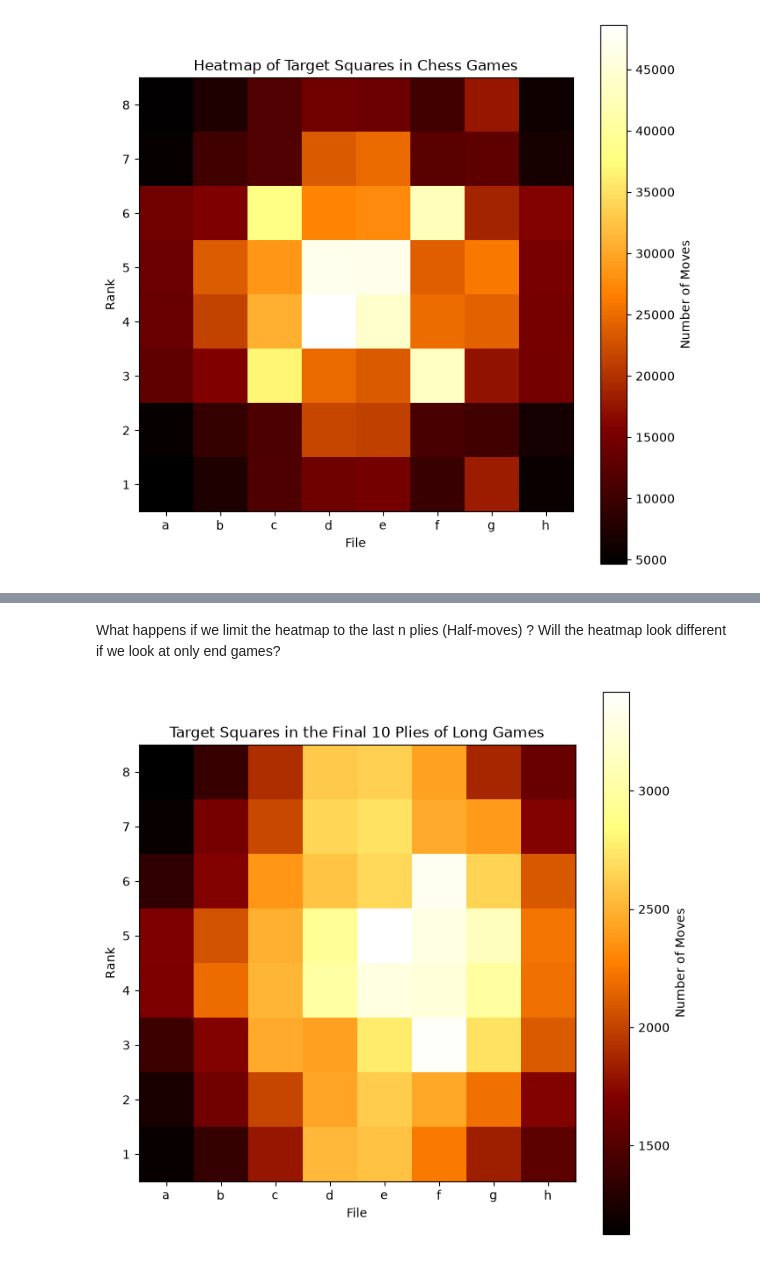
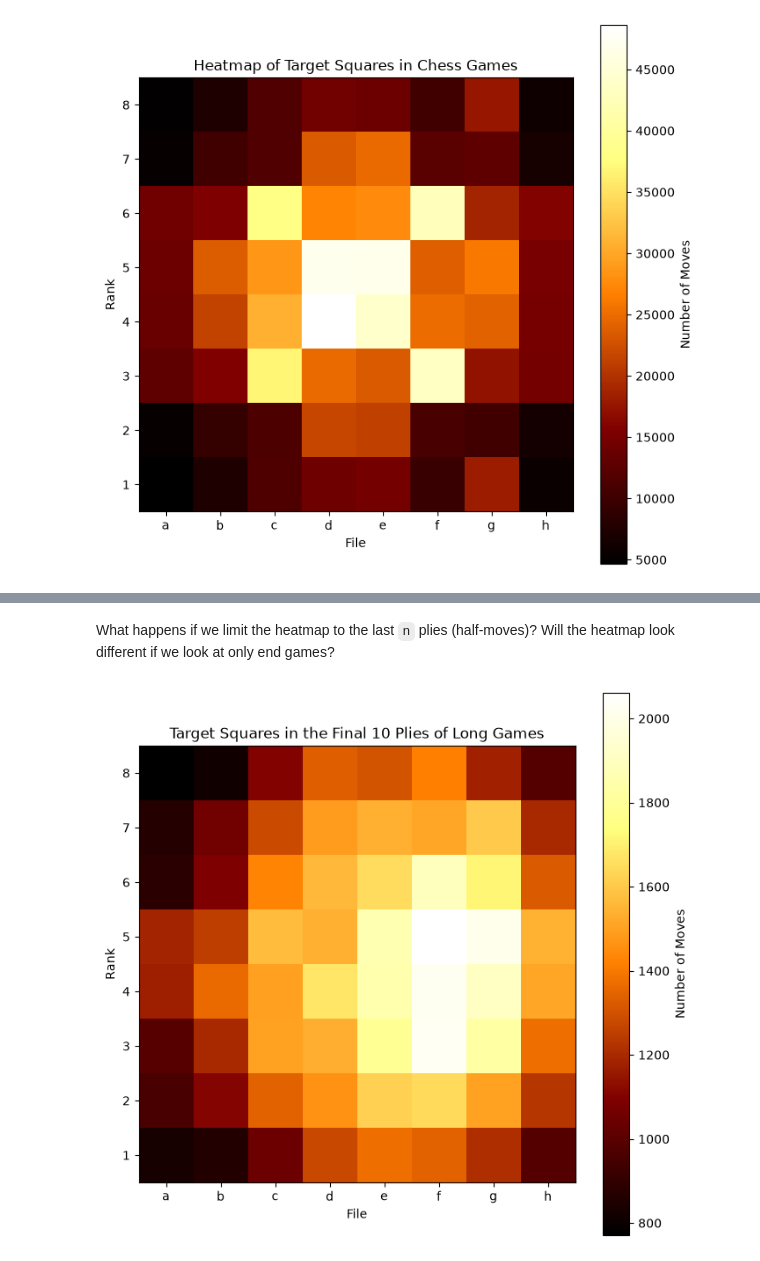
Before and after one commit to OliwierJ/DataSciencePortfolio, a Jupyter notebook: Content/4. Heatmap.ipynb, the cells around one changed output, grey strips where cells are left out. Drawn from its saved outputs; the diff is of its cells as text; code cells hidden in the pictures.

Commit message:
Updated markdown insights for the moves heatmap

```diff
--- a/Content/4. Heatmap.ipynb
+++ b/Content/4. Heatmap.ipynb
@@ -62,5 +79,5 @@ Name: moves, dtype: object
 # %%
-def create_heatmap(moves_parsed):
+def count_frequencies(moves_parsed):
     heatmap = np.zeros((8, 8))
     for game in moves_parsed:
         for move in game:
@@ -88,23 +115,23 @@ plt.show()
 # %% [markdown]
-What happens if we limit the heatmap to the last n plies (Half-moves) ? Will the heatmap look different if we look at only end games?
+What happens if we limit the heatmap to the last `n` plies (half-moves)? Will the heatmap look different if we look at only end games?
 # %%
 last_plies_limit = 10
-games_with_enough_moves = moves_parsed[moves_parsed.apply(len) >= 40]
+games_with_enough_moves = moves_parsed[moves_parsed.apply(len) >= 60]
 
 # Limit the moves to the last n moves of each game
 moves_parsed_limit = games_with_enough_moves.apply(lambda game: game[-last_plies_limit:])
 
-heatmap = create_heatmap(moves_parsed_limit)
+heatmap = count_frequencies(moves_parsed_limit)
 
 # Plot the heatmap
 plt.figure(figsize=(8, 8))
 plt.imshow(heatmap[::-1], cmap='afmhot', interpolation='none')
 plt.colorbar(label='Number of Moves')
 plt.xticks(ticks=np.arange(8), labels=['a', 'b', 'c', 'd', 'e', 'f', 'g', 'h'])
 plt.yticks(ticks=np.arange(8), labels=np.arange(1, 9, )[::-1])
 plt.title(f'Target Squares in the Final {last_plies_limit} Plies of Long Games')
 plt.xlabel('File')
 plt.ylabel('Rank')
 plt.show()
 # %% [output]
-[figure, old version]
+[figure, new version]
```
Also changed, not shown: parts of 12 cells of this notebook.
